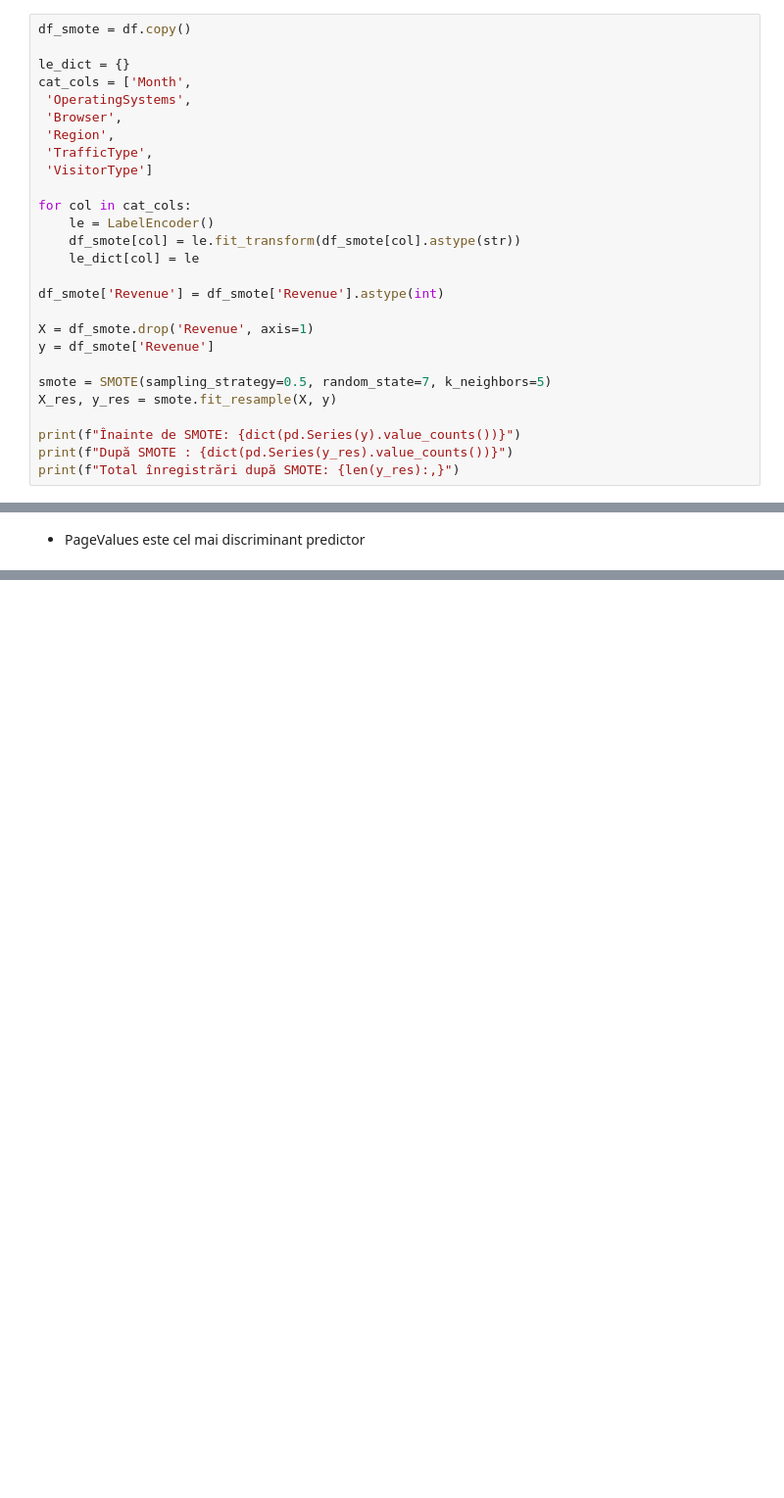
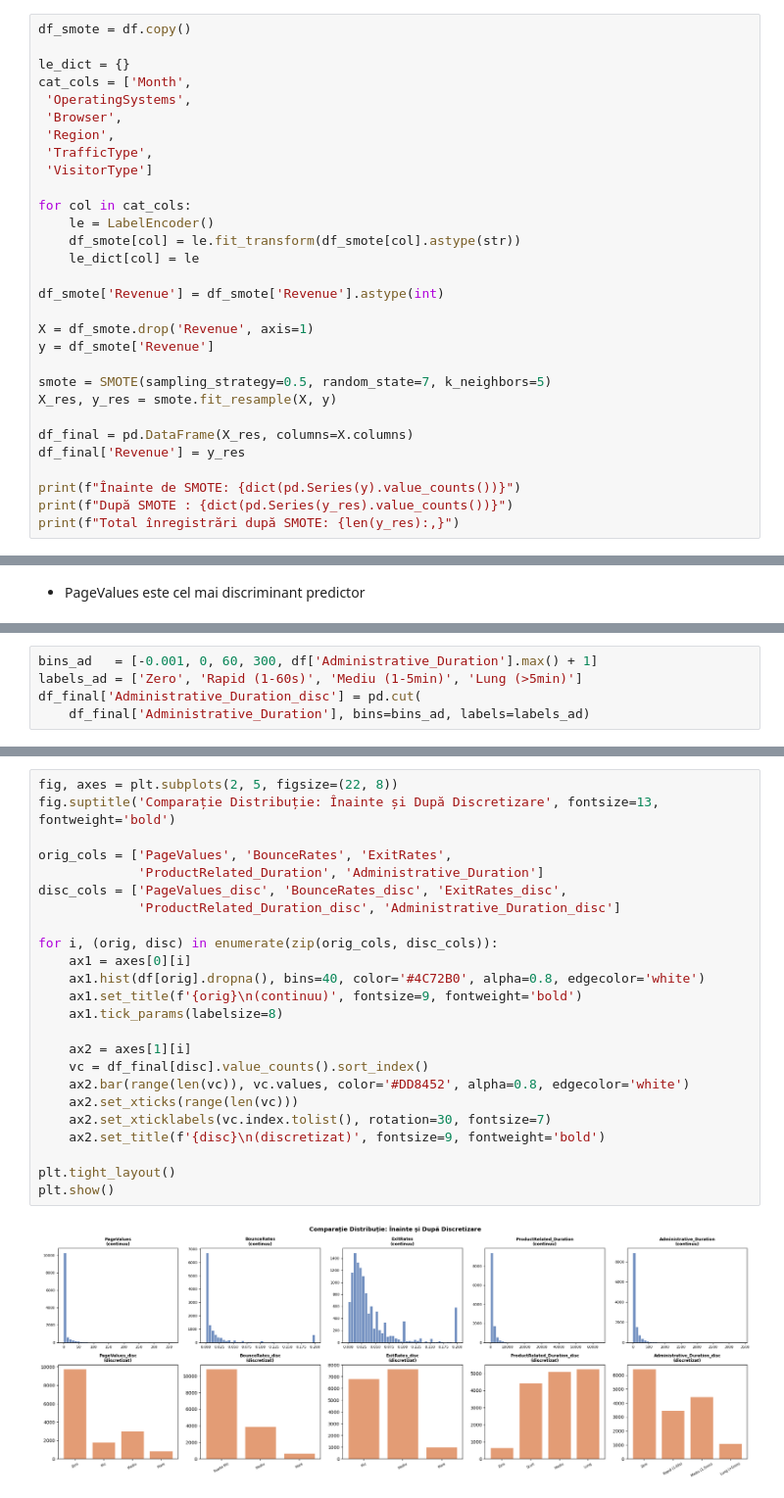
Before and after one commit to BejenaruIoanMatei/Online-Shoppers-Purchasing-Intention, a Jupyter notebook: notebooks/OnlinePurchasing/main.ipynb, the cells around one changed output, grey strips where cells are left out. Shown at 98% size. Cells and saved outputs as stored; diff of their text form; blank space fills up the shorter version.

Commit message:
Discretizare variabile continue

```diff
--- a/notebooks/OnlinePurchasing/main.ipynb
+++ b/notebooks/OnlinePurchasing/main.ipynb
@@ -263,6 +263,9 @@ y = df_smote['Revenue']
 smote = SMOTE(sampling_strategy=0.5, random_state=7, k_neighbors=5)
 X_res, y_res = smote.fit_resample(X, y)
 
+df_final = pd.DataFrame(X_res, columns=X.columns)
+df_final['Revenue'] = y_res
+
 print(f"Înainte de SMOTE: {dict(pd.Series(y).value_counts())}")
 print(f"După SMOTE : {dict(pd.Series(y_res).value_counts())}")
 print(f"Total înregistrări după SMOTE: {len(y_res):,}")
@@ -544,0 +583,5 @@ Mediana PageValues | Revenue=TRUE : 16.76
+# %%
+bins_ad   = [-0.001, 0, 60, 300, df['Administrative_Duration'].max() + 1]
+labels_ad = ['Zero', 'Rapid (1-60s)', 'Mediu (1-5min)', 'Lung (>5min)']
+df_final['Administrative_Duration_disc'] = pd.cut(
+    df_final['Administrative_Duration'], bins=bins_ad, labels=labels_ad)
@@ -544,0 +609,26 @@ Mediana PageValues | Revenue=TRUE : 16.76
+# %%
+fig, axes = plt.subplots(2, 5, figsize=(22, 8))
+fig.suptitle('Comparație Distribuție: Înainte și După Discretizare', fontsize=13, fontweight='bold')
+
+orig_cols = ['PageValues', 'BounceRates', 'ExitRates',
+             'ProductRelated_Duration', 'Administrative_Duration']
+disc_cols = ['PageValues_disc', 'BounceRates_disc', 'ExitRates_disc',
+             'ProductRelated_Duration_disc', 'Administrative_Duration_disc']
+
+for i, (orig, disc) in enumerate(zip(orig_cols, disc_cols)):
+    ax1 = axes[0][i]
+    ax1.hist(df[orig].dropna(), bins=40, color='#4C72B0', alpha=0.8, edgecolor='white')
+    ax1.set_title(f'{orig}\n(continuu)', fontsize=9, fontweight='bold')
+    ax1.tick_params(labelsize=8)
+
+    ax2 = axes[1][i]
+    vc = df_final[disc].value_counts().sort_index()
+    ax2.bar(range(len(vc)), vc.values, color='#DD8452', alpha=0.8, edgecolor='white')
+    ax2.set_xticks(range(len(vc)))
+    ax2.set_xticklabels(vc.index.tolist(), rotation=30, fontsize=7)
+    ax2.set_title(f'{disc}\n(discretizat)', fontsize=9, fontweight='bold')
+
+plt.tight_layout()
+plt.show()
+# %% [output]
+[figure, added]
```
Also changed, not shown: parts of 5 cells of this notebook.
